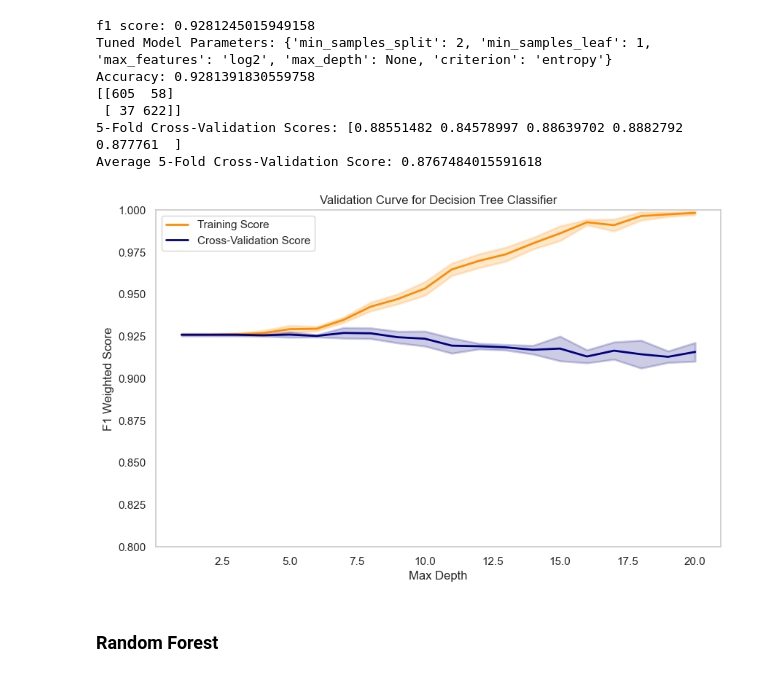
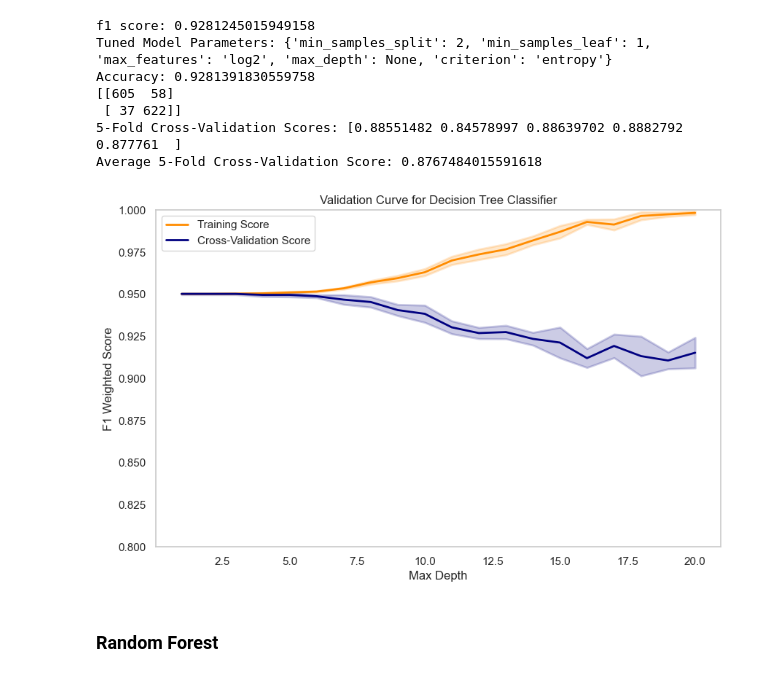
Before and after one commit to heitorgaf/Strategic-Thinking--CA, a Jupyter notebook: StratThink_HDipData_CA1.ipynb, the cells around one changed output. Saved outputs shown, nothing was run; the diff lists cells and outputs as text; code cells hidden in the pictures.

```diff
--- a/StratThink_HDipData_CA1.ipynb
+++ b/StratThink_HDipData_CA1.ipynb
@@ -641,35 +641,35 @@ tuned_model = DecisionTreeClassifier(
     random_state=0
 )
 
 # Calculate the validation curve
 train_scores, test_scores = validation_curve(
     tuned_model, X, y, param_name='max_depth', param_range=param_range,
-    cv=5, scoring='f1_weighted')
+    cv=5, scoring="accuracy")
 
 # Calculate the mean and standard deviation of the scores
 train_scores_mean = np.mean(train_scores, axis=1)
 train_scores_std = np.std(train_scores, axis=1)
 test_scores_mean = np.mean(test_scores, axis=1)
 test_scores_std = np.std(test_scores, axis=1)
 
 # Plot the validation curve
 plt.figure(figsize=(10, 6))
 plt.title("Validation Curve for Decision Tree Classifier")
 plt.xlabel("Max Depth")
 plt.ylabel("F1 Weighted Score")
 plt.ylim(0.8, 1.0)  # Adjust the y-axis limits as needed
 lw = 2
 plt.plot(param_range, train_scores_mean, label="Training Score", color="darkorange", lw=lw)
 plt.fill_between(param_range, train_scores_mean - train_scores_std,
                  train_scores_mean + train_scores_std, alpha=0.2, color="darkorange", lw=lw)
 plt.plot(param_range, test_scores_mean, label="Cross-Validation Score", color="navy", lw=lw)
 plt.fill_between(param_range, test_scores_mean - test_scores_std,
                  test_scores_mean + test_scores_std, alpha=0.2, color="navy", lw=lw)
 plt.legend(loc="best")
 plt.grid()
 plt.show()
 # %% [output]
-[figure, old version]
+[figure, new version]
 # %% [markdown]
 ### Random Forest
 # %%
```
Also changed, not shown: parts of 5 cells of this notebook.
